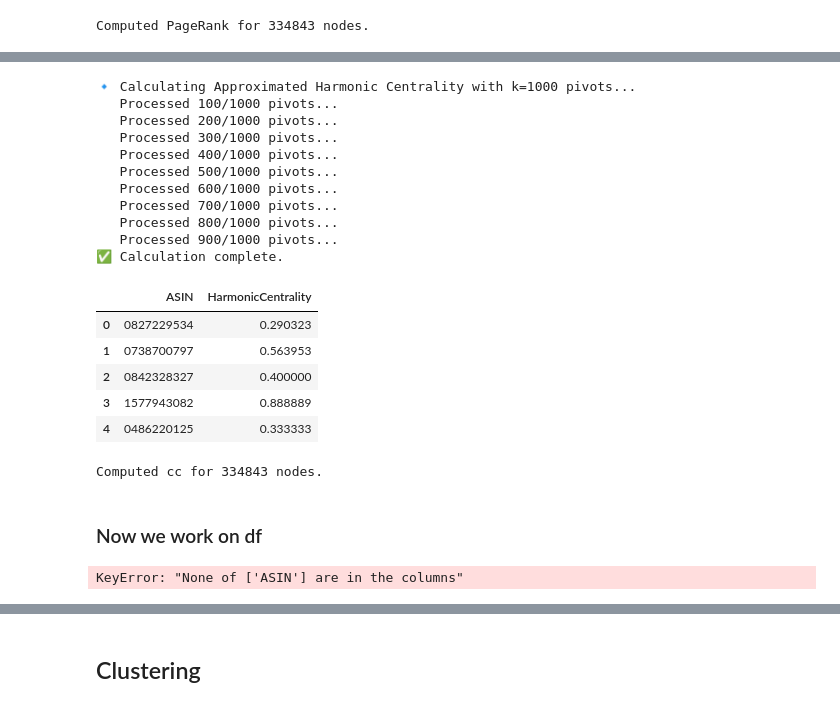
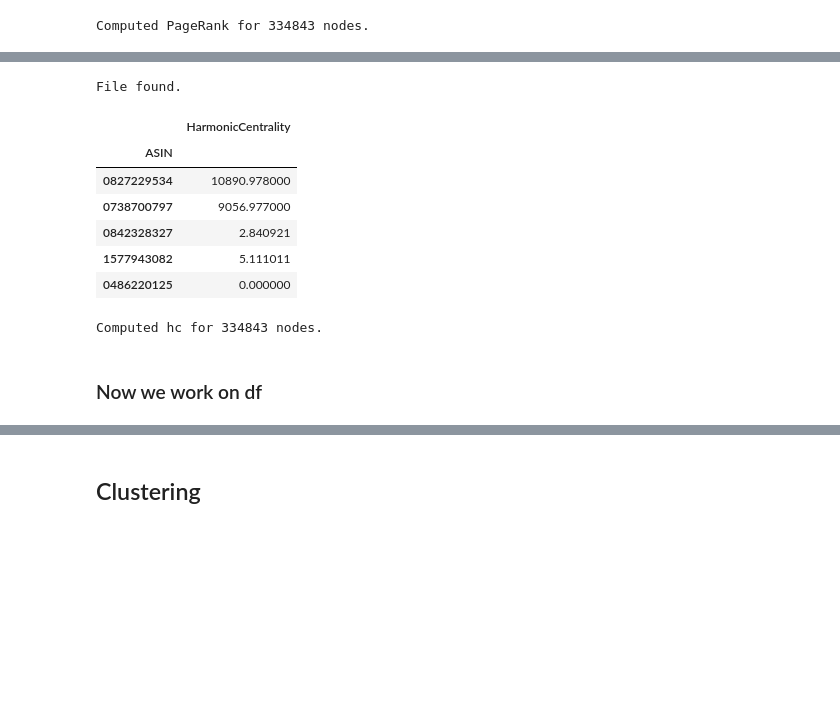
Before and after one commit to raozzo/ProgettoLFN, a Jupyter notebook: Code/notebooks/print.ipynb, the cells around one changed output, grey strips where cells are left out. Drawn from its saved outputs; the diff is of its cells as text; code cells hidden in the pictures; blank space fills up the shorter version.

```diff
--- a/Code/notebooks/print.ipynb
+++ b/Code/notebooks/print.ipynb
@@ -9,10 +9,14 @@ import os
 sys.path.append(os.path.abspath('..'))
 from src.features import get_pagerank, get_approx_betweenness, get_clustering_coefficient, get_harmonic_centrality
 
+from src import load_or_compute
+
 # 1. Load the graph from the pickle file
 # Make sure the path is correct relative to where you run this script
 with open("../data/processed/amazon_graph.pickle", "rb") as f:
     G_loaded = pickle.load(f)
+
+recompute = False
 # %%
 # 2. Pass the LOADED graph object to the function
 pagerank_scores = get_pagerank(G_loaded,0.9)
@@ -150,29 +96,20 @@ Computed cc for 334843 nodes.
 # %%
 # Compute Harmonic scores and save them to a csv file
-df_harmonic_scores = get_harmonic_centrality(G_loaded, version="GPU")
-df_harmonic_scores.to_csv("../data/processed/harm_scores.csv", index=False)
+df_harmonic_scores = load_or_compute("../data/processed/harm_scores.csv",get_harmonic_centrality,recompute,G= G_loaded, version="GPU")
+#df_harmonic_scores.to_csv("../data/processed/harm_scores.csv", index=False)
 
 display(df_harmonic_scores.head(5))
 print(f"Computed hc for {len(df_harmonic_scores)} nodes.")
 # %% [output]
-🔹 Calculating Approximated Harmonic Centrality with k=1000 pivots...
-   Processed 100/1000 pivots...
-   Processed 200/1000 pivots...
-   Processed 300/1000 pivots...
-   Processed 400/1000 pivots...
-   Processed 500/1000 pivots...
-   Processed 600/1000 pivots...
-   Processed 700/1000 pivots...
-   Processed 800/1000 pivots...
-   Processed 900/1000 pivots...
-✅ Calculation complete.
+File found.
-|  | ASIN | HarmonicCentrality |
-| 0 | 0827229534 | 0.290323 |
-| 1 | 0738700797 | 0.563953 |
-| 2 | 0842328327 | 0.400000 |
-| 3 | 1577943082 | 0.888889 |
-| 4 | 0486220125 | 0.333333 |
+|  | HarmonicCentrality |
+| ASIN |  |
+| 0827229534 | 10890.978000 |
+| 0738700797 | 9056.977000 |
+| 0842328327 | 2.840921 |
+| 1577943082 | 5.111011 |
+| 0486220125 | 0.000000 |
-Computed cc for 334843 nodes.
+Computed hc for 334843 nodes.
 # %% [markdown]
 ### Now we work on df
 # %%
@@ -181,16 +118,10 @@ Computed cc for 334843 nodes.
 #df_clus = pd.DataFrame.from_dict(clus_scores, orient='index', columns=['ClusteringCoeff'])
 #df_bet = pd.DataFrame.from_dict(bet_scores, orient='index', columns=['Betweenness'])
 
-df_mypagerank_gmrs.set_index('ASIN', inplace=True)
-df_clus.set_index('ASIN', inplace=True)
-df_bet.set_index('ASIN', inplace=True)
-df_harm.set_index('ASIN', inplace=True)
 
-data_frames = [df_mypagerank_gmrs,df_clus,df_bet,df_harm]
+data_frames = [df_handpagerank,df_clus,df_bet,df_harmonic_scores]
 
 df_final = pd.concat(data_frames,axis=1)
-# %% [output]
-KeyError: "None of ['ASIN'] are in the columns"
 # %%
 
 salesrank_dict = nx.get_node_attributes(G_loaded, 'salesrank')
```
Also changed, not shown: parts of 10 cells of this notebook.
